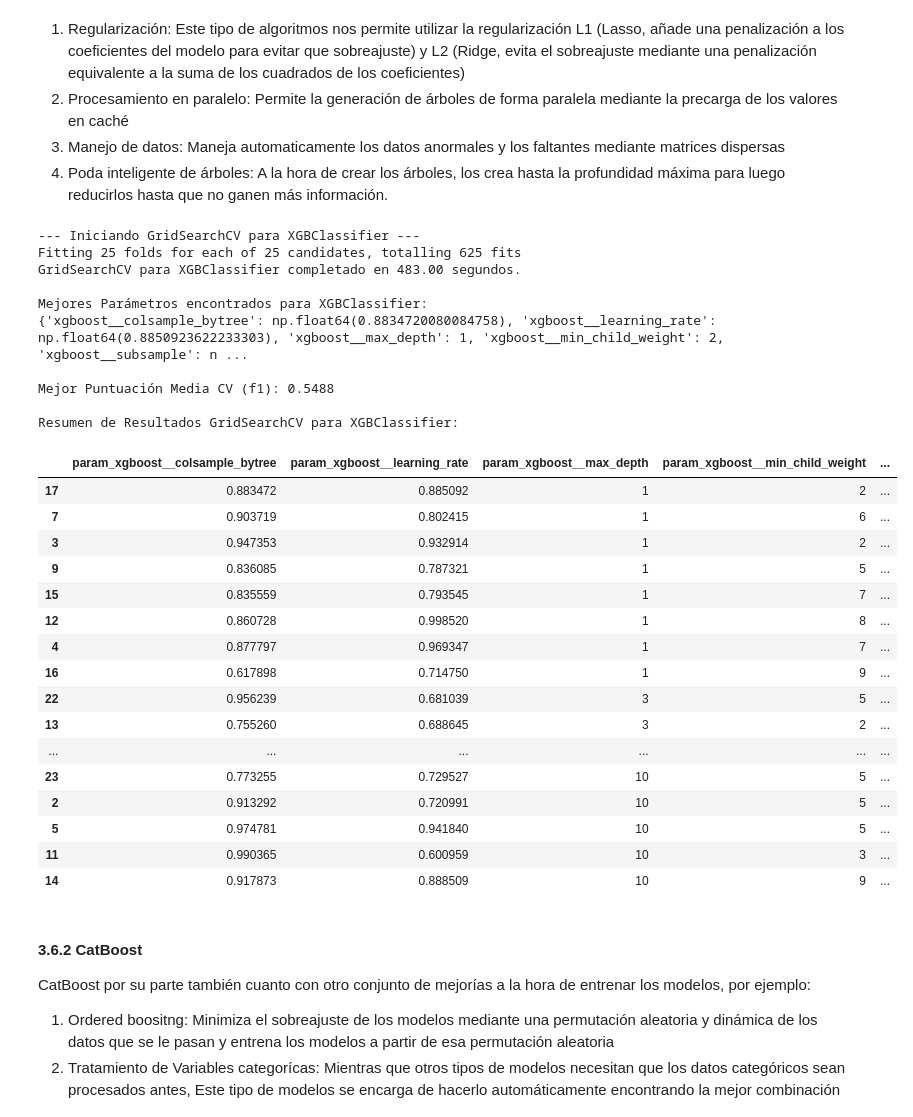
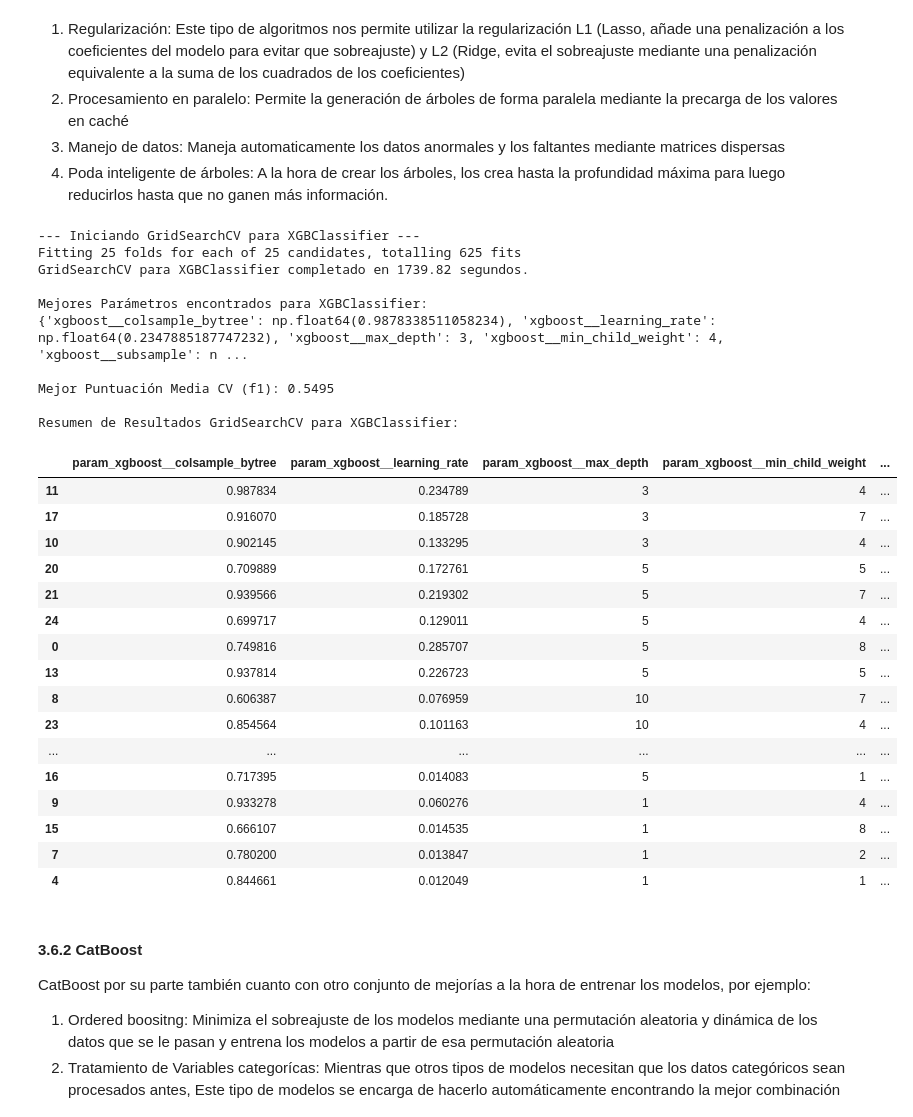
Before and after one commit to GuillermoMorcillo/Practica1Mineria, a Jupyter notebook: Práctica 2 - Aprendizaje y selección de modelos de clasificación.ipynb, the cells around one changed output. Drawn from its saved outputs; the diff is of its cells as text; code cells hidden in the pictures.

```diff
--- a/Práctica 2 - Aprendizaje y selección de modelos de clasificación.ipynb
+++ b/Práctica 2 - Aprendizaje y selección de modelos de clasificación.ipynb
@@ -568,7 +574,7 @@ def cruce_bach_area(df):
 cruce = FunctionTransformer(cruce_bach_area)
 
 
-# --- 3) Nota S1 relativa a su titulación ---
+# Nota S1 relativa a su titulación ---
 class NotaRelativa(BaseEstimator, TransformerMixin):
     def __init__(self, col="nota_s1", grupo="titulacion"):
         self.col = col
@@ -593,19 +599,33 @@ transform_pipeline_v2 = Pipeline(
     + transform_pipeline.steps #pipeline original
 )
 
+
+def meses_relativos(df): #Calculo fracción máxima de su año de cuantos meses han estado (Sobre 6 para <2018 y 12 para posteriores)
+                        # para ver si cuanto % del año está
+    df = df.copy()
+    anio = df["id"].str.split("-").str[1] #Saca años
+    maximo = df["meses_matriculado"].groupby(anio).transform("max") #Agrupa en función de cuantos años ha estado y pilla el máximo
+    df["periodo_completo"] = (df["meses_matriculado"] == maximo).astype(int) #Te pone si ha estado todo
+    df["meses_matriculado"] = df["meses_matriculado"] / maximo #Esto da cuanto tiempo relativo (Sobre 6 o 12) tiene de matriculado
+    return df #Si se separan tratan pro separado, pues funciona mejor
+
+meses_tf = FunctionTransformer(meses_relativos)
+
+
 cols_te = ["titulacion_detalle", "bach_area"] #preprocesador
 
 preprocessor_v2 = ColumnTransformer([
     ("num", num_pipe, make_column_selector(dtype_include=np.number)), #Si es numérica, num_pipe imputa y escala
     ("cat", cat_pipe, make_column_selector( #Si es categórica, imputa y oneHot
         dtype_exclude=np.number,
-        pattern=r"^(?!titulacion_detalle$|bach_area$).*")), #Esto es una movida de Claudio, pero funciona
+        pattern=r"^(?!titulacion_detalle$|bach_area$).*")), #Esto es una movida, pero funciona
                                                             #cualquier nombre de columna, salvo esos dos
     ("te", TargetEncoder(target_type="binary", random_state=42), cols_te), #Juntamos aquí los bachis y tal con targetEncoder
 ])
 
 full_pipeline_v2 = Pipeline([
     ("info_tit", info_tit),
+    ("meses", meses_tf),
     ("clean", clean_pipeline),
     ("transform", transform_pipeline_v2),
     ("pre", preprocessor_v2),
@@ -651,7 +671,10 @@ cv_strategy = RepeatedStratifiedKFold(
 scoring_metric = {
     "accuracy": make_scorer(accuracy_score),
     "f1": make_scorer(f1_score),
-    "recall": make_scorer(recall_score)
+    "recall": make_scorer(recall_score),
+    #Estos 2 son modelos independientes del umbral
+    # "ap": "average_precision", #Cada busqueda elige su mejor combinacion por ap
+    # "auc": "roc_auc",
 }
 # %%
 from sklearn.model_selection import RandomizedSearchCV
@@ -1313,53 +1336,54 @@ xgboost_pipeline = Pipeline([
 ])
 
 
 xgboost_param_distributions = {
     "xgboost__max_depth":[1,3,5,10],
-    "xgboost__learning_rate":uniform(0.6, 0.4),
+    # "xgboost__learning_rate":uniform(0.6, 0.4),
+    "xgboost__learning_rate":uniform(0.01, 0.29),    # Rango habitual en boosting (0,01–0,30). Antes era 0,6–1,0, demasiado agresivo
     'xgboost__subsample': uniform(0.6, 0.4),
     'xgboost__colsample_bytree': uniform(0.6, 0.4),
     'xgboost__min_child_weight': randint(1, 10)
 }
 
 xgboost_search_results = optimize_with_grid_search(
     estimator=xgboost_pipeline,
     param_distributions=xgboost_param_distributions,
     X_train=X_train,
     y_train=y_train,
     cv_strategy=cv_strategy,
     scoring_metric=scoring_metric,
     refit="f1"
 )
 
 best_xgboost_model = xgboost_search_results.best_estimator_
 # %% [output]
 --- Iniciando GridSearchCV para XGBClassifier ---
 Fitting 25 folds for each of 25 candidates, totalling 625 fits
-GridSearchCV para XGBClassifier completado en 483.00 segundos.
+GridSearchCV para XGBClassifier completado en 1739.82 segundos.
 
 Mejores Parámetros encontrados para XGBClassifier:
-{'xgboost__colsample_bytree': np.float64(0.8834720080084758), 'xgboost__learning_rate': np.float64(0.8850923622233303), 'xgboost__max_depth': 1, 'xgboost__min_child_weight': 2, 'xgboost__subsample': n ...
+{'xgboost__colsample_bytree': np.float64(0.9878338511058234), 'xgboost__learning_rate': np.float64(0.2347885187747232), 'xgboost__max_depth': 3, 'xgboost__min_child_weight': 4, 'xgboost__subsample': n ...
 
-Mejor Puntuación Media CV (f1): 0.5488
+Mejor Puntuación Media CV (f1): 0.5495
 
 Resumen de Resultados GridSearchCV para XGBClassifier:
 |  | param_xgboost__colsample_bytree | param_xgboost__learning_rate | param_xgboost__max_depth | param_xgboost__min_child_weight | ... |
-| 17 | 0.883472 | 0.885092 | 1 | 2 | ... |
-| 7 | 0.903719 | 0.802415 | 1 | 6 | ... |
-| 3 | 0.947353 | 0.932914 | 1 | 2 | ... |
-| 9 | 0.836085 | 0.787321 | 1 | 5 | ... |
-| 15 | 0.835559 | 0.793545 | 1 | 7 | ... |
-| 12 | 0.860728 | 0.998520 | 1 | 8 | ... |
-| 4 | 0.877797 | 0.969347 | 1 | 7 | ... |
-| 16 | 0.617898 | 0.714750 | 1 | 9 | ... |
-| 22 | 0.956239 | 0.681039 | 3 | 5 | ... |
-| 13 | 0.755260 | 0.688645 | 3 | 2 | ... |
+| 11 | 0.987834 | 0.234789 | 3 | 4 | ... |
+| 17 | 0.916070 | 0.185728 | 3 | 7 | ... |
+| 10 | 0.902145 | 0.133295 | 3 | 4 | ... |
+| 20 | 0.709889 | 0.172761 | 5 | 5 | ... |
+| 21 | 0.939566 | 0.219302 | 5 | 7 | ... |
+| 24 | 0.699717 | 0.129011 | 5 | 4 | ... |
+| 0 | 0.749816 | 0.285707 | 5 | 8 | ... |
+| 13 | 0.937814 | 0.226723 | 5 | 5 | ... |
+| 8 | 0.606387 | 0.076959 | 10 | 7 | ... |
+| 23 | 0.854564 | 0.101163 | 10 | 4 | ... |
 | ... | ... | ... | ... | ... | ... |
-| 23 | 0.773255 | 0.729527 | 10 | 5 | ... |
-| 2 | 0.913292 | 0.720991 | 10 | 5 | ... |
-| 5 | 0.974781 | 0.941840 | 10 | 5 | ... |
-| 11 | 0.990365 | 0.600959 | 10 | 3 | ... |
-| 14 | 0.917873 | 0.888509 | 10 | 9 | ... |
+| 16 | 0.717395 | 0.014083 | 5 | 1 | ... |
+| 9 | 0.933278 | 0.060276 | 1 | 4 | ... |
+| 15 | 0.666107 | 0.014535 | 1 | 8 | ... |
+| 7 | 0.780200 | 0.013847 | 1 | 2 | ... |
+| 4 | 0.844661 | 0.012049 | 1 | 1 | ... |
 # %% [markdown]
 #### 3.6.2 CatBoost
 
```
Also changed, not shown: parts of 21 cells of this notebook, 8 other files.
